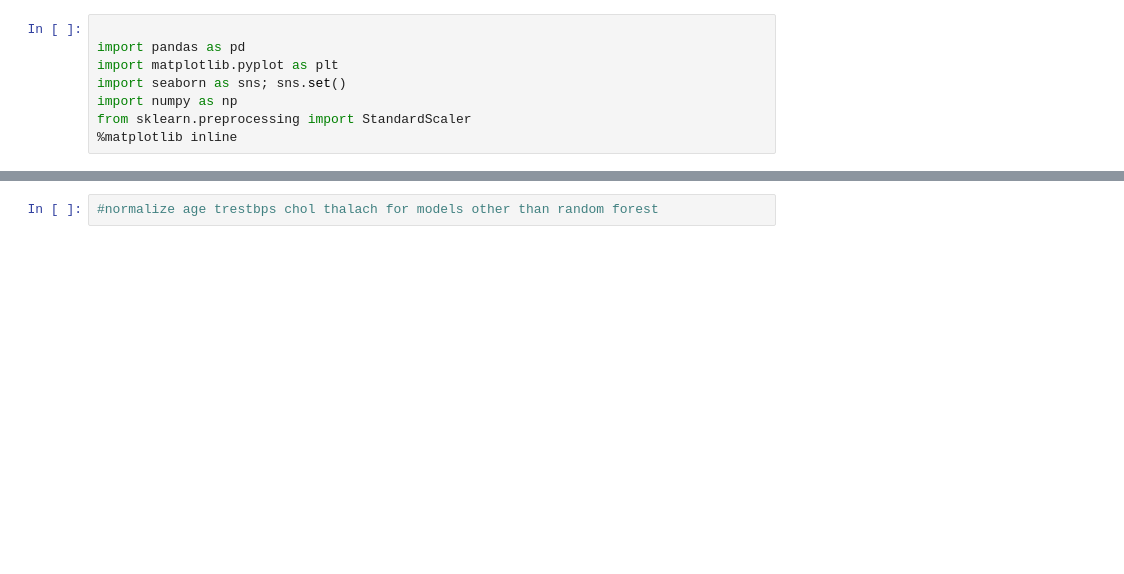
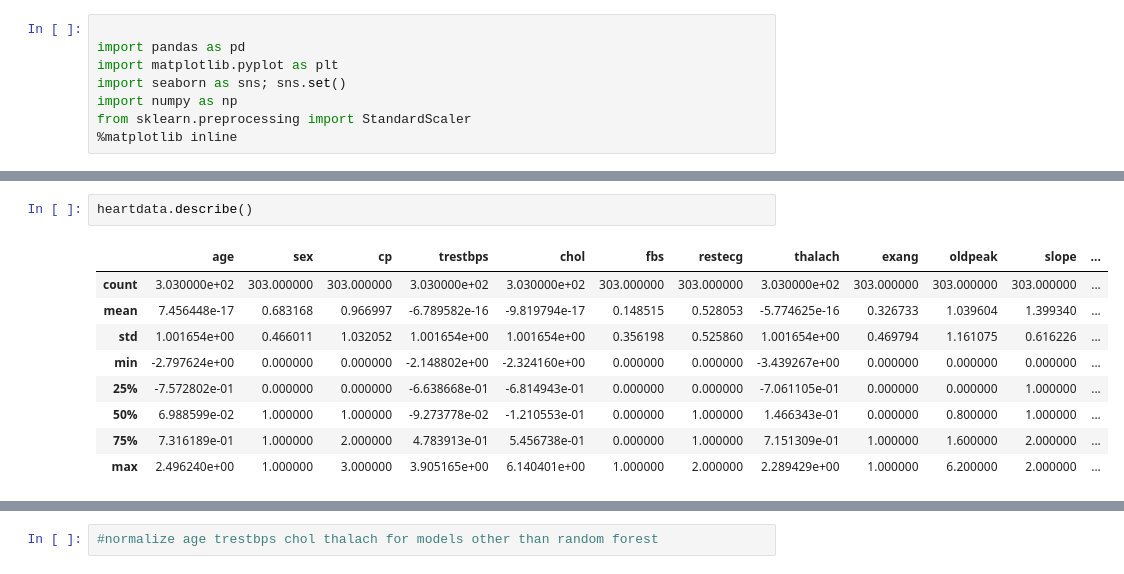
Before and after one commit to kscrow/Data_Sci_Project, a Jupyter notebook: heartproject.ipynb, the cells around one changed output, grey strips where cells are left out. Saved outputs shown, nothing was run; the diff lists cells and outputs as text; blank space fills up the shorter version.

```diff
--- a/heartproject.ipynb
+++ b/heartproject.ipynb
@@ -43,0 +64,12 @@ heartdata.head()
+# %%
+heartdata.describe()
+# %% [output]
+|  | age | sex | cp | trestbps | chol | fbs | restecg | thalach | exang | oldpeak | slope | ... |
+| count | 3.030000e+02 | 303.000000 | 303.000000 | 3.030000e+02 | 3.030000e+02 | 303.000000 | 303.000000 | 3.030000e+02 | 303.000000 | 303.000000 | 303.000000 | ... |
+| mean | 7.456448e-17 | 0.683168 | 0.966997 | -6.789582e-16 | -9.819794e-17 | 0.148515 | 0.528053 | -5.774625e-16 | 0.326733 | 1.039604 | 1.399340 | ... |
+| std | 1.001654e+00 | 0.466011 | 1.032052 | 1.001654e+00 | 1.001654e+00 | 0.356198 | 0.525860 | 1.001654e+00 | 0.469794 | 1.161075 | 0.616226 | ... |
+| min | -2.797624e+00 | 0.000000 | 0.000000 | -2.148802e+00 | -2.324160e+00 | 0.000000 | 0.000000 | -3.439267e+00 | 0.000000 | 0.000000 | 0.000000 | ... |
+| 25% | -7.572802e-01 | 0.000000 | 0.000000 | -6.638668e-01 | -6.814943e-01 | 0.000000 | 0.000000 | -7.061105e-01 | 0.000000 | 0.000000 | 1.000000 | ... |
+| 50% | 6.988599e-02 | 1.000000 | 1.000000 | -9.273778e-02 | -1.210553e-01 | 0.000000 | 1.000000 | 1.466343e-01 | 0.000000 | 0.800000 | 1.000000 | ... |
+| 75% | 7.316189e-01 | 1.000000 | 2.000000 | 4.783913e-01 | 5.456738e-01 | 0.000000 | 1.000000 | 7.151309e-01 | 1.000000 | 1.600000 | 2.000000 | ... |
+| max | 2.496240e+00 | 1.000000 | 3.000000 | 3.905165e+00 | 6.140401e+00 | 1.000000 | 2.000000 | 2.289429e+00 | 1.000000 | 6.200000 | 2.000000 | ... |
```
Also changed, not shown: parts of 14 cells of this notebook.
